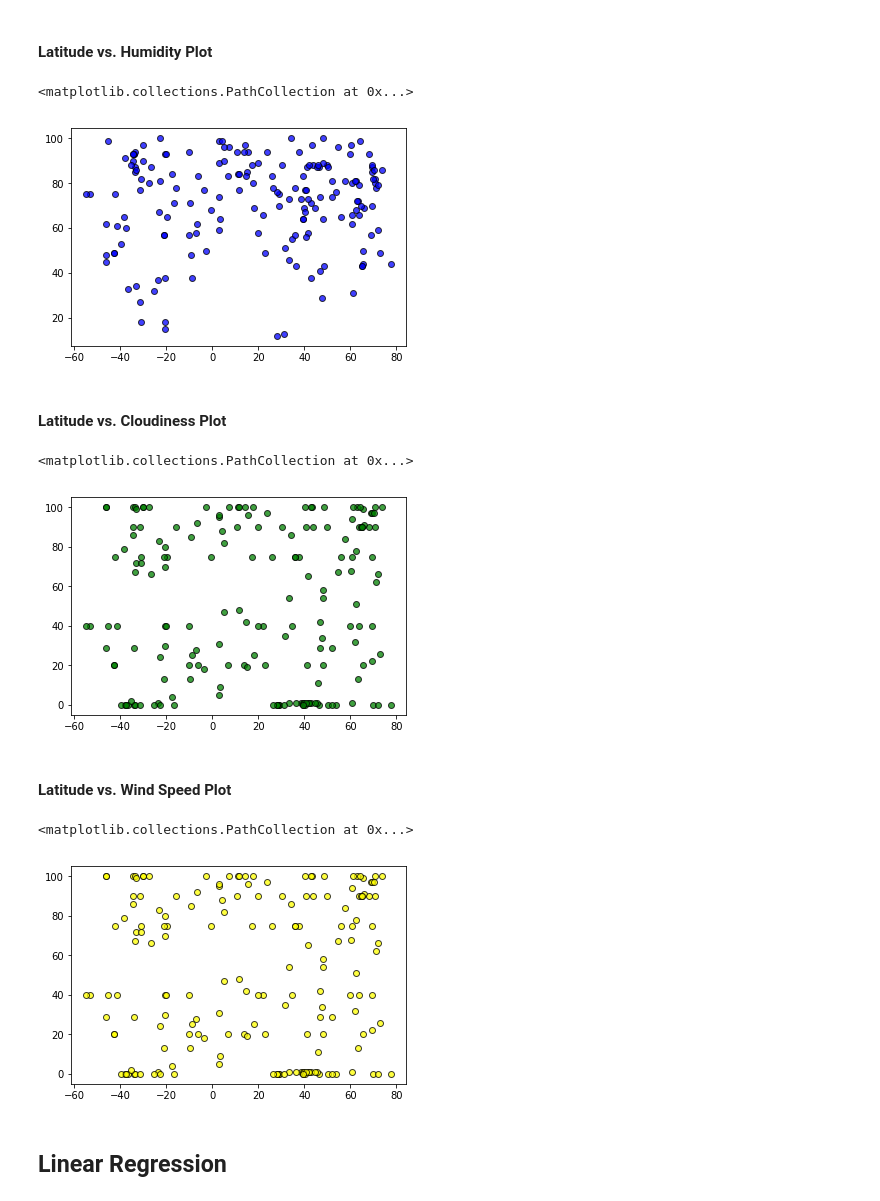
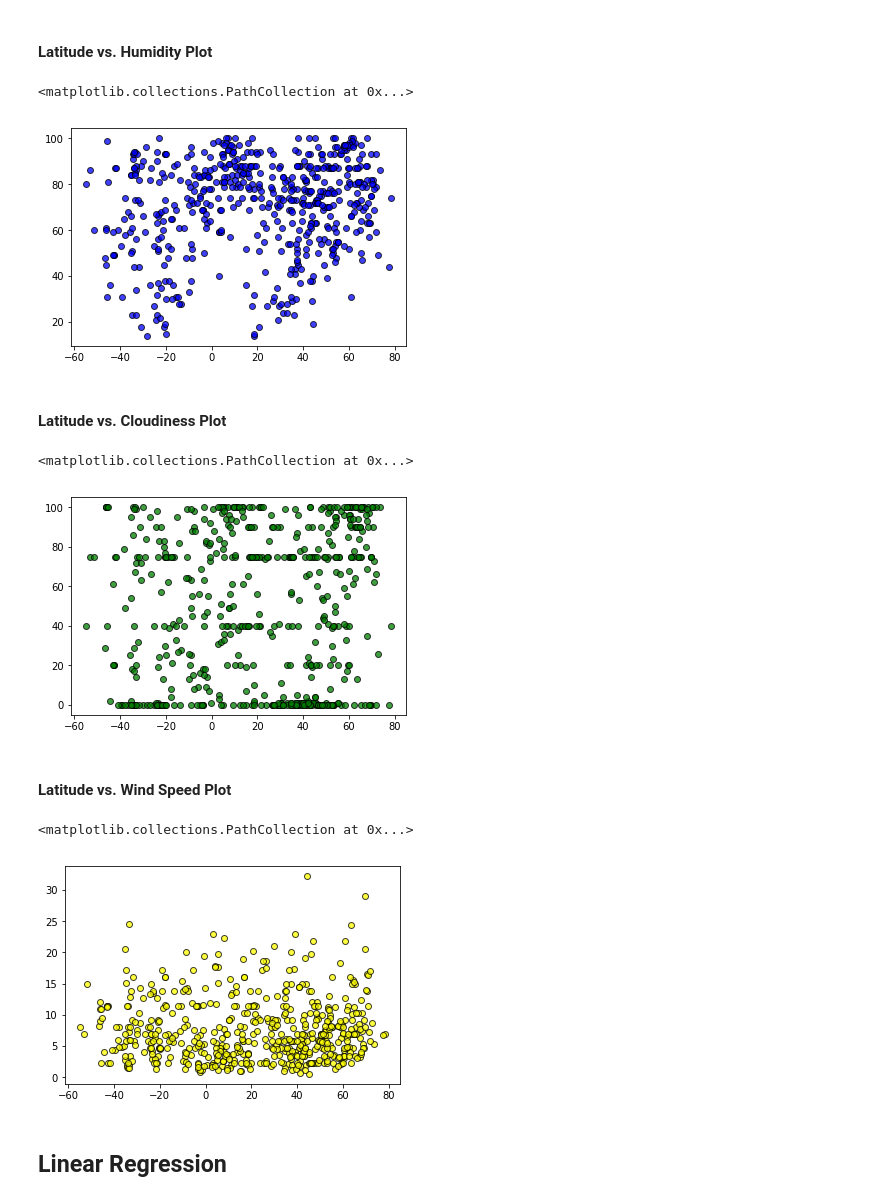
Before and after one commit to pqmurphy/python-api-challenge, a Jupyter notebook: WeatherPy.ipynb, the cells around one changed output. Cells and saved outputs as stored; diff of their text form; code cells hidden in the pictures.

```diff
--- a/WeatherPy.ipynb
+++ b/WeatherPy.ipynb
@@ -12,8 +12,12 @@ import pandas as pd
 import numpy as np
 import requests
 import time
+import json
+import csv
+import sys
 from scipy.stats import linregress
 from scipy import stats
+
 
 # Import API key
 from api_keys_weather import weather_api_key
@@ -21,6 +25,7 @@ from api_keys_weather import weather_api_key
 #URL for weather
 url  = "http://api.openweathermap.org/data/2.5/weather?q="
 apikey = "&APPID="+weather_api_key
+units = "&units=imperial"
 
 # Incorporated citipy to determine city based on latitude and longitude
 from citipy import citipy
@@ -37,7 +42,7 @@ lng_range = (-180, 180)
 # List for holding lat_lngs and cities
 lat_lngs = []
 cities = []
-sizes = 300
+sizes = 1500
 
 # Create a set of random lat and lng combinations
 lats = np.random.uniform(low=-90.000, high=90.000, size=sizes)
@@ -67,20 +72,22 @@ locdatas = []
 clouddatas = []
 winddatas = []
 legitcit = []
+alldata = []
 y=1
 
 for x in cities :
-    response = requests.get(url + x + apikey)
+    response = requests.get(url + x + apikey + units)
     if response.status_code != 404:
         responses.append(response)
         legitcit.append(x)
-#    print(f"City Number = {y}, City = {x}")
+    print(f"City Number = {y}, City = {x}")
     y = y + 1
 
 print("DONE GATHERING")
 
 for x in responses :
     data = x.json()
+    alldata.append(data)
     weatherdatas.append(data['main'])
     locdatas.append(data['coord'])
     clouddatas.append(data['clouds'])
@@ -116,11 +123,11 @@ for x in weatherdatas:
 dfcit = pd.DataFrame(legitcit)
 dfcit = dfcit.rename(columns={ 0 : "Cities"})
 dfcit["Latitude"] = lat
-dfcit["Temperature (K)"] = temp
+dfcit["Temperature (F)"] = temp
 dfcit["Pressure"] = pressure
 dfcit["Humidity (%)"] = humidity
-dfcit["Minimum Temperature (K)"] = temp_min
-dfcit["Maximum Temperature (K)"] = temp_max
+dfcit["Minimum Temperature (F)"] = temp_min
+dfcit["Maximum Temperature (F)"] = temp_max
 dfcit["Cloud Coverage (%)"] = clouds
 dfcit["Wind Speed (mph)"] = wind
 
@@ -149,21 +156,21 @@ plt.scatter(dfcit['Latitude'], dfcit['Temperature (K)'], marker="o", facecolors=
 plt.scatter(dfcit['Latitude'], dfcit['Humidity (%)'], marker="o", facecolors="blue", edgecolors="black", alpha=0.75)
 # %% [output]
 <matplotlib.collections.PathCollection at 0x...>
-[figure, old version]
+[figure, new version]
 # %% [markdown]
 #### Latitude vs. Cloudiness Plot
 # %%
 plt.scatter(dfcit['Latitude'], dfcit['Cloud Coverage (%)'], marker="o", facecolors="green", edgecolors="black", alpha=0.75)
 # %% [output]
 <matplotlib.collections.PathCollection at 0x...>
-[figure, old version]
+[figure, new version]
 # %% [markdown]
 #### Latitude vs. Wind Speed Plot
 # %%
-plt.scatter(dfcit['Latitude'], dfcit['Cloud Coverage (%)'], marker="o", facecolors="yellow", edgecolors="black", alpha=0.75)
+plt.scatter(dfcit['Latitude'], dfcit['Wind Speed (mph)'], marker="o", facecolors="yellow", edgecolors="black", alpha=0.75)
 # %% [output]
 <matplotlib.collections.PathCollection at 0x...>
-[figure, old version]
+[figure, new version]
 # %% [markdown]
 ## Linear Regression
 # %%
```
Also changed, not shown: parts of 12 cells of this notebook, 10 other files.
